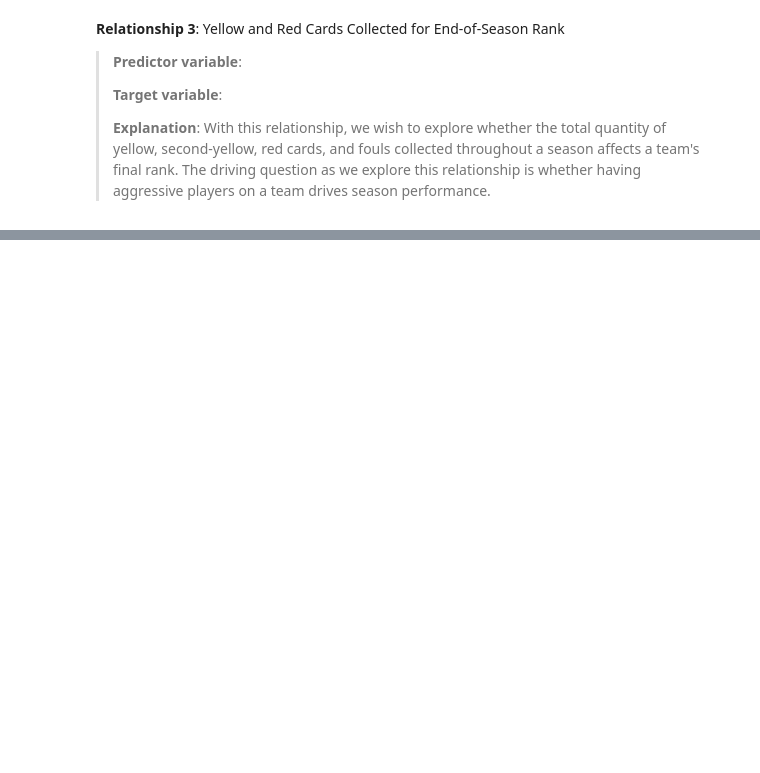
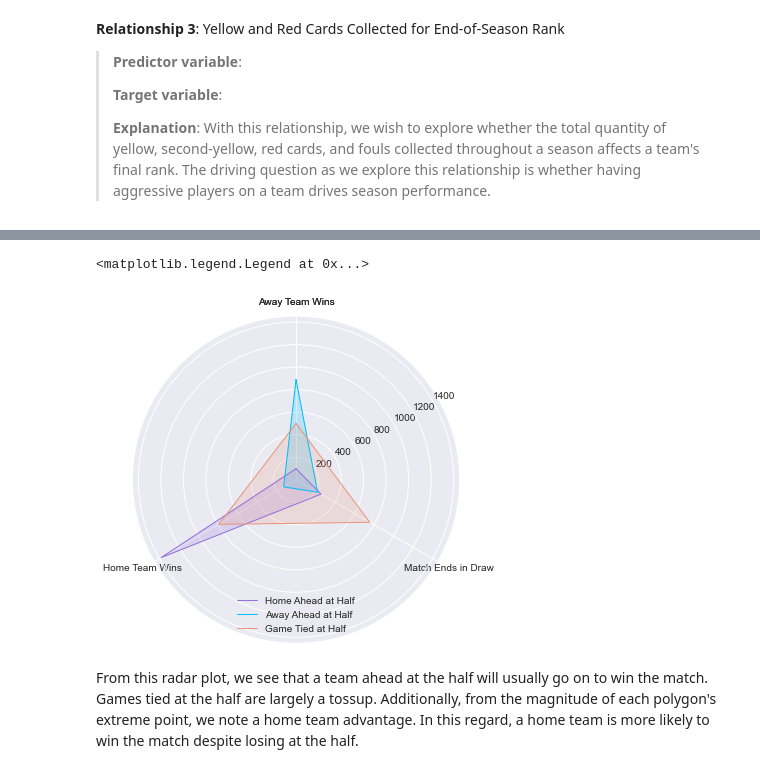
Before and after one commit to sofiamurillosanchez/CS5394-Project2, a Jupyter notebook: Project02.ipynb, the cells around one changed output, grey strips where cells are left out. Saved outputs shown, nothing was run; the diff lists cells and outputs as text; code cells hidden in the pictures; blank space fills up the shorter version.

```diff
--- a/Project02.ipynb
+++ b/Project02.ipynb
@@ -738,0 +789,9 @@ df_6 = df_merged[['year', 'league', 'Away Team', 'Match Excitement', 'away_team_
+# %%
+# Obtain relevant columns and augment dataframe to determine frequency of match outcomes
+df = df_merged[['Half Time Score', 'Score']]
+df.columns = ['at_half', 'final']
+
+get_winner = lambda x: 'HOME' if x.split('-')[0] > x.split('-')[1] else 'AWAY' if x.split('-')[0] < x.split('-')[1] else 'DRAW'
+df = df.apply(lambda x: x.apply(get_winner)).pivot_table(index='at_half', columns='final', aggfunc=len, fill_value=0)
+
+df
@@ -738,0 +804,30 @@ df_6 = df_merged[['year', 'league', 'Away Team', 'Match Excitement', 'away_team_
+# %%
+# Setup polar grid for radar plot
+angles = np.linspace(0, 2 * np.pi, 3, endpoint=False).tolist()
+angles += angles[:1]
+fig, ax = plt.subplots(figsize=(6, 6), subplot_kw=dict(polar=True))
+
+# Plot each match outcome
+for col, color, label in [
+    ('HOME', 'mediumpurple', 'Home Ahead at Half'),
+    ('AWAY', 'deepskyblue', 'Away Ahead at Half'),
+    ('DRAW', 'darksalmon', 'Game Tied at Half')
+]:
+    values = df.loc[col].tolist()
+    values += values[:1]
+    ax.plot(angles, values, color=color, linewidth=1, label=label)
+    ax.fill(angles, values, color=color, alpha=0.2)
+
+# Rotate plot and add labels
+ax.set_theta_offset(np.pi / 2)
+ax.set_theta_direction(-1)
+ax.set_thetagrids(np.degrees(angles), [None, 'Match Ends in Draw', 'Home Team Wins', 'Away Team Wins'])
+ax.set_rlabel_position(60)
+ax.legend(loc='lower center')
+
+# Radar plot reference: https://www.pythoncharts.com/matplotlib/radar-charts/
+# %% [output]
+<matplotlib.legend.Legend at 0x...>
+[figure, added]
+# %% [markdown]
+From this radar plot, we see that a team ahead at the half will usually go on to win the match. Games tied at the half are largely a tossup. Additionally, from the magnitude of each polygon's extreme point, we note a home team advantage. In this regard, a home team is more likely to win the match despite losing at the half.
```
Also changed, not shown: parts of 8 cells of this notebook.
